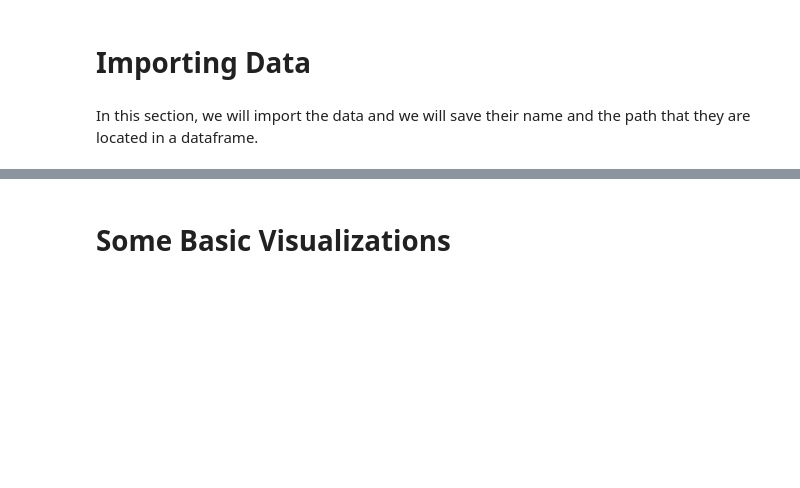
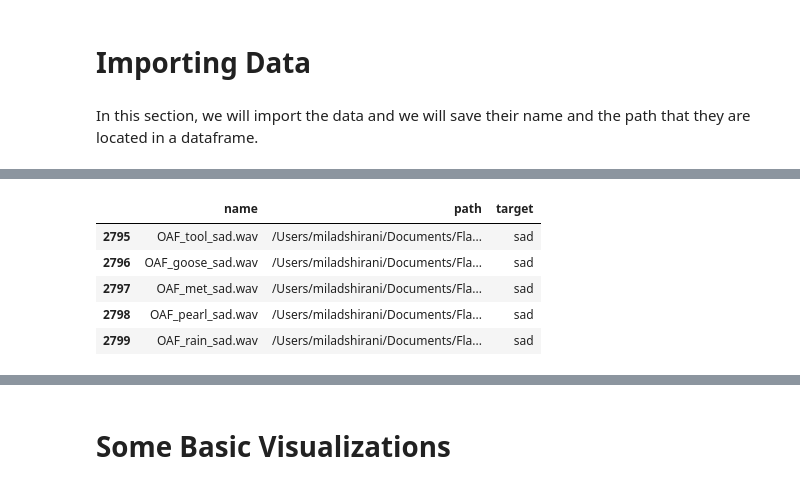
Before and after one commit to miladshiraniUCB/Emotion-Detection-in-Speech, a Jupyter notebook: Notebook/EDA-and-Data-Visualization.ipynb, the cells around one changed output, grey strips where cells are left out. Drawn from its saved outputs; the diff is of its cells as text; code cells hidden in the pictures; blank space fills up the shorter version.

```diff
--- a/Notebook/EDA-and-Data-Visualization.ipynb
+++ b/Notebook/EDA-and-Data-Visualization.ipynb
@@ -77,0 +87,9 @@ len(df)
+# %%
+df.tail()
+# %% [output]
+|  | name | path | target |
+| 2795 | OAF_tool_sad.wav | /Users/miladshirani/Documents/Fla... | sad |
+| 2796 | OAF_goose_sad.wav | /Users/miladshirani/Documents/Fla... | sad |
+| 2797 | OAF_met_sad.wav | /Users/miladshirani/Documents/Fla... | sad |
+| 2798 | OAF_pearl_sad.wav | /Users/miladshirani/Documents/Fla... | sad |
+| 2799 | OAF_rain_sad.wav | /Users/miladshirani/Documents/Fla... | sad |
```
Also changed, not shown: parts of 14 cells of this notebook.
